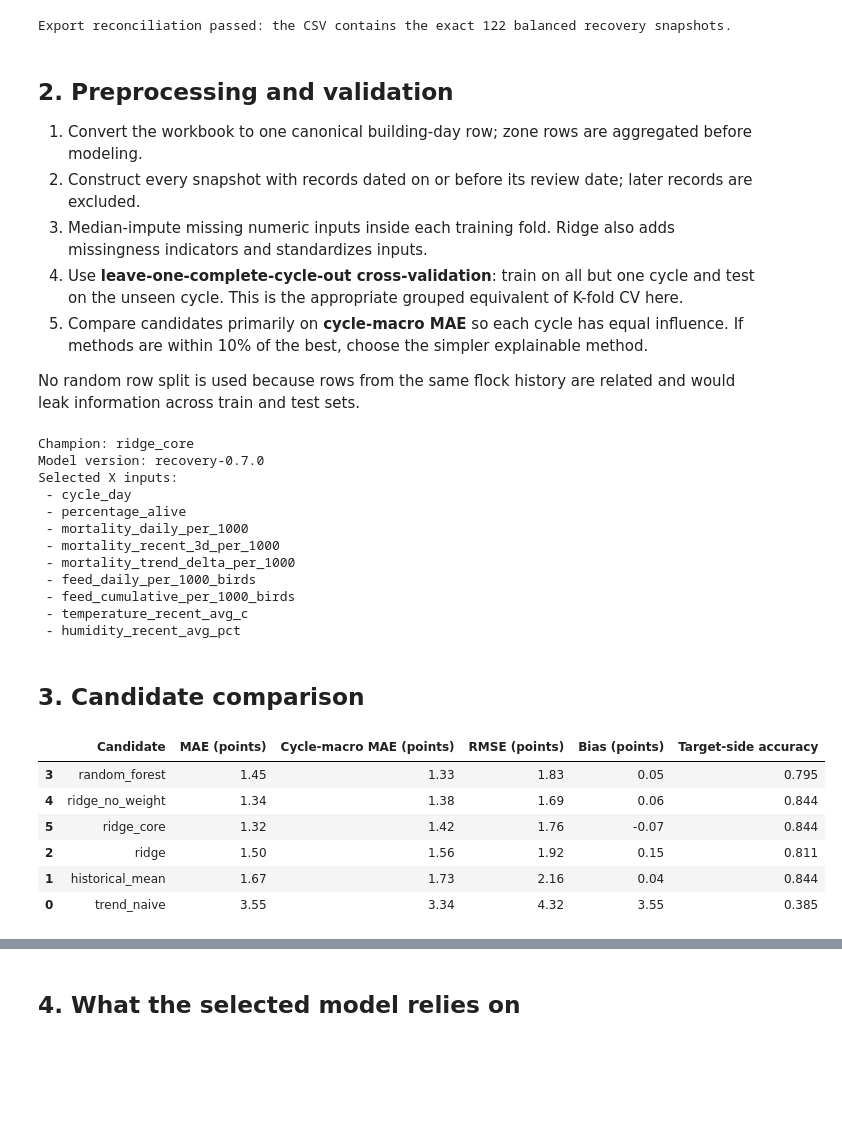
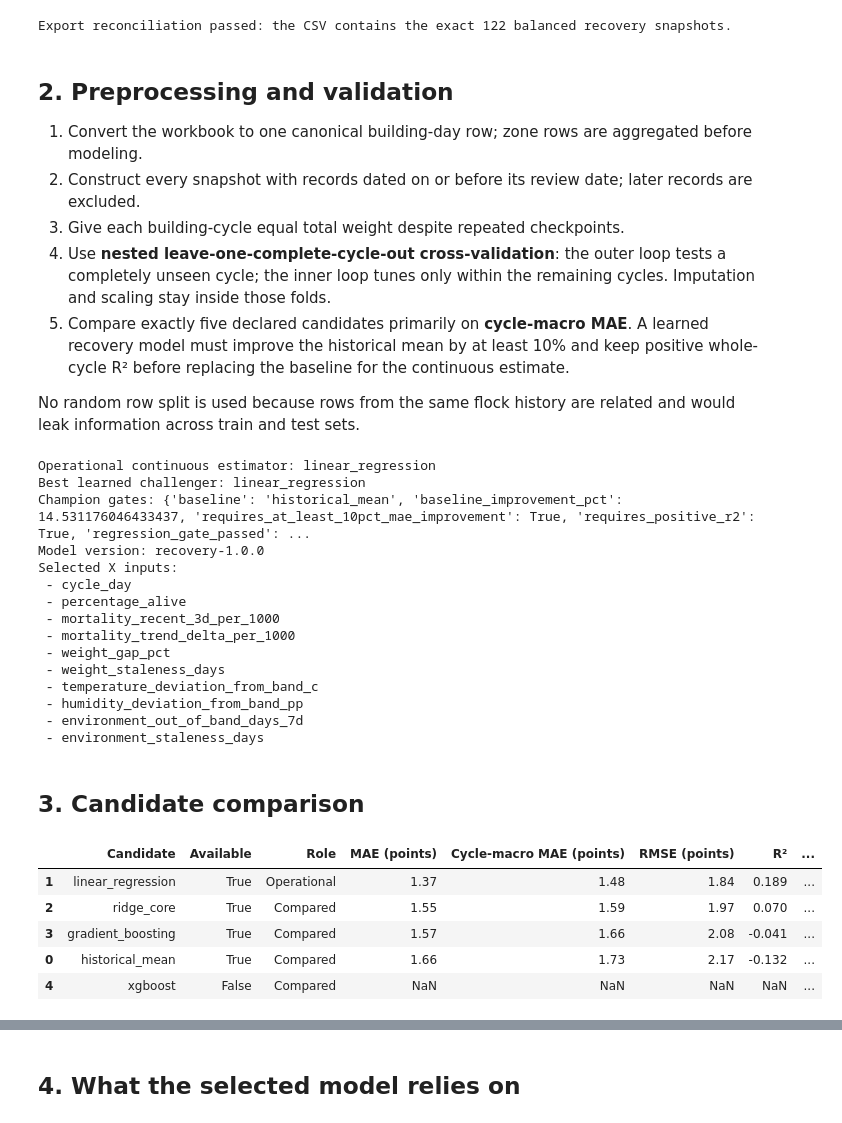
Before and after one commit to jourdandgo/Project_Canary_Capstone, a Jupyter notebook: notebooks/Project_Canary_Harvest_Recovery_Model.ipynb, the cells around one changed output, grey strips where cells are left out. Saved outputs shown, nothing was run; the diff lists cells and outputs as text; code cells hidden in the pictures; blank space fills up the shorter version.

```diff
--- a/notebooks/Project_Canary_Harvest_Recovery_Model.ipynb
+++ b/notebooks/Project_Canary_Harvest_Recovery_Model.ipynb
@@ -71,55 +71,61 @@ Export reconciliation passed: the CSV contains the exact 122 balanced recovery s
 
 1. Convert the workbook to one canonical building-day row; zone rows are aggregated before modeling.
 2. Construct every snapshot with records dated on or before its review date; later records are excluded.
-3. Median-impute missing numeric inputs inside each training fold. Ridge also adds missingness indicators and standardizes inputs.
-4. Use **leave-one-complete-cycle-out cross-validation**: train on all but one cycle and test on the unseen cycle. This is the appropriate grouped equivalent of K-fold CV here.
-5. Compare candidates primarily on **cycle-macro MAE** so each cycle has equal influence. If methods are within 10% of the best, choose the simpler explainable method.
+3. Give each building-cycle equal total weight despite repeated checkpoints.
+4. Use **nested leave-one-complete-cycle-out cross-validation**: the outer loop tests a completely unseen cycle; the inner loop tunes only within the remaining cycles. Imputation and scaling stay inside those folds.
+5. Compare exactly five declared candidates primarily on **cycle-macro MAE**. A learned recovery model must improve the historical mean by at least 10% and keep positive whole-cycle R² before replacing the baseline for the continuous estimate.
 
 No random row split is used because rows from the same flock history are related and would leak information across train and test sets.
 # %%
 result = train_outcome_model(dataset, "recovery")
 manifest = result.manifest
-print("Champion:", manifest["selected_model"])
+print("Operational continuous estimator:", manifest["selected_model"])
+print("Best learned challenger:", manifest["research_champion"])
+print("Champion gates:", manifest["champion_gates"])
 print("Model version:", manifest["model_version"])
 print("Selected X inputs:")
 for feature in manifest["feature_columns"]:
     print(" -", feature)
 # %% [output]
-Champion: ridge_core
-Model version: recovery-0.7.0
+Operational continuous estimator: linear_regression
+Best learned challenger: linear_regression
+Champion gates: {'baseline': 'historical_mean', 'baseline_improvement_pct': 14.531176046433437, 'requires_at_least_10pct_mae_improvement': True, 'requires_positive_r2': True, 'regression_gate_passed': ...
+Model version: recovery-1.0.0
 Selected X inputs:
  - cycle_day
  - percentage_alive
- - mortality_daily_per_1000
  - mortality_recent_3d_per_1000
  - mortality_trend_delta_per_1000
- - feed_daily_per_1000_birds
- - feed_cumulative_per_1000_birds
- - temperature_recent_avg_c
- - humidity_recent_avg_pct
+ - weight_gap_pct
+ - weight_staleness_days
+ - temperature_deviation_from_band_c
+ - humidity_deviation_from_band_pp
+ - environment_out_of_band_days_7d
+ - environment_staleness_days
 # %% [markdown]
 ## 3. Candidate comparison
 # %%
 comparison = pd.DataFrame([
     {
-        "Candidate": name,
-        "MAE (points)": metrics["mae"] * 100,
-        "Cycle-macro MAE (points)": metrics["cycle_macro_mae"] * 100,
-        "RMSE (points)": metrics["rmse"] * 100,
-        "Bias (points)": metrics["bias"] * 100,
-        "Target-side accuracy": metrics["target_side_accuracy"],
+        "Candidate": entry["model"],
+        "Available": entry["available"],
+        "Role": "Operational" if entry["model"] == manifest["selected_model"] else "Best learned challenger" if entry["model"] == manifest["research_champion"] else "Compared",
+        "MAE (points)": manifest["metrics"].get(entry["model"], {}).get("mae", np.nan) * 100,
+        "Cycle-macro MAE (points)": manifest["metrics"].get(entry["model"], {}).get("cycle_macro_mae", np.nan) * 100,
+        "RMSE (points)": manifest["metrics"].get(entry["model"], {}).get("rmse", np.nan) * 100,
+        "R²": manifest["metrics"].get(entry["model"], {}).get("r2", np.nan),
+        "Target-side accuracy": manifest["metrics"].get(entry["model"], {}).get("target_side_accuracy", np.nan),
     }
-    for name, metrics in manifest["metrics"].items()
+    for entry in manifest["candidate_registry"]
 ]).sort_values("Cycle-macro MAE (points)")
-comparison.round({"MAE (points)": 2, "Cycle-macro MAE (points)": 2, "RMSE (points)": 2, "Bias (points)": 2, "Target-side accuracy": 3})
+comparison.round({"MAE (points)": 2, "Cycle-macro MAE (points)": 2, "RMSE (points)": 2, "R²": 3, "Bias (points)": 2, "Target-side accuracy": 3})
 # %% [output]
-|  | Candidate | MAE (points) | Cycle-macro MAE (points) | RMSE (points) | Bias (points) | Target-side accuracy |
-| 3 | random_forest | 1.45 | 1.33 | 1.83 | 0.05 | 0.795 |
-| 4 | ridge_no_weight | 1.34 | 1.38 | 1.69 | 0.06 | 0.844 |
-| 5 | ridge_core | 1.32 | 1.42 | 1.76 | -0.07 | 0.844 |
-| 2 | ridge | 1.50 | 1.56 | 1.92 | 0.15 | 0.811 |
-| 1 | historical_mean | 1.67 | 1.73 | 2.16 | 0.04 | 0.844 |
-| 0 | trend_naive | 3.55 | 3.34 | 4.32 | 3.55 | 0.385 |
+|  | Candidate | Available | Role | MAE (points) | Cycle-macro MAE (points) | RMSE (points) | R² | ... |
+| 1 | linear_regression | True | Operational | 1.37 | 1.48 | 1.84 | 0.189 | ... |
+| 2 | ridge_core | True | Compared | 1.55 | 1.59 | 1.97 | 0.070 | ... |
+| 3 | gradient_boosting | True | Compared | 1.57 | 1.66 | 2.08 | -0.041 | ... |
+| 0 | historical_mean | True | Compared | 1.66 | 1.73 | 2.17 | -0.132 | ... |
+| 4 | xgboost | False | Compared | NaN | NaN | NaN | NaN | ... |
 # %%
 cycle_performance = pd.DataFrame.from_dict(manifest["selected_metrics"]["cycle"], orient="index")
 cycle_performance.index.name = "Held-out cycle"
```
Also changed, not shown: parts of 9 cells of this notebook, 51 other files.
